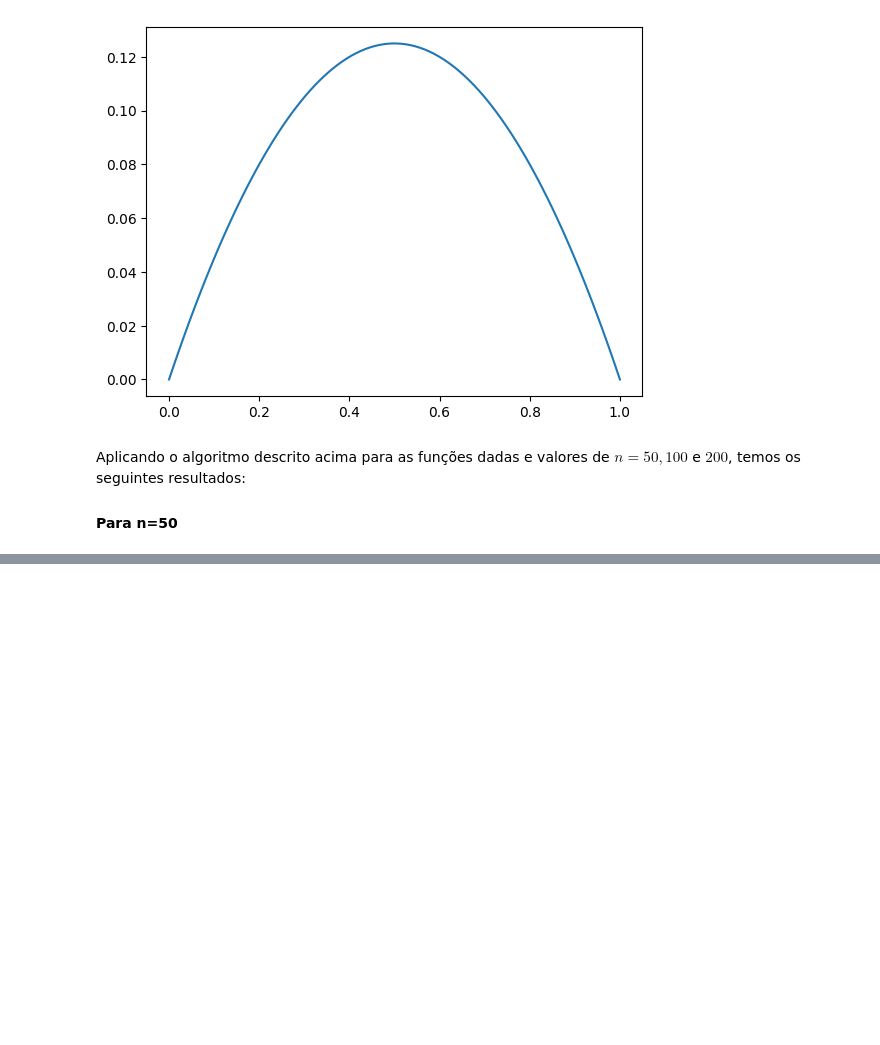
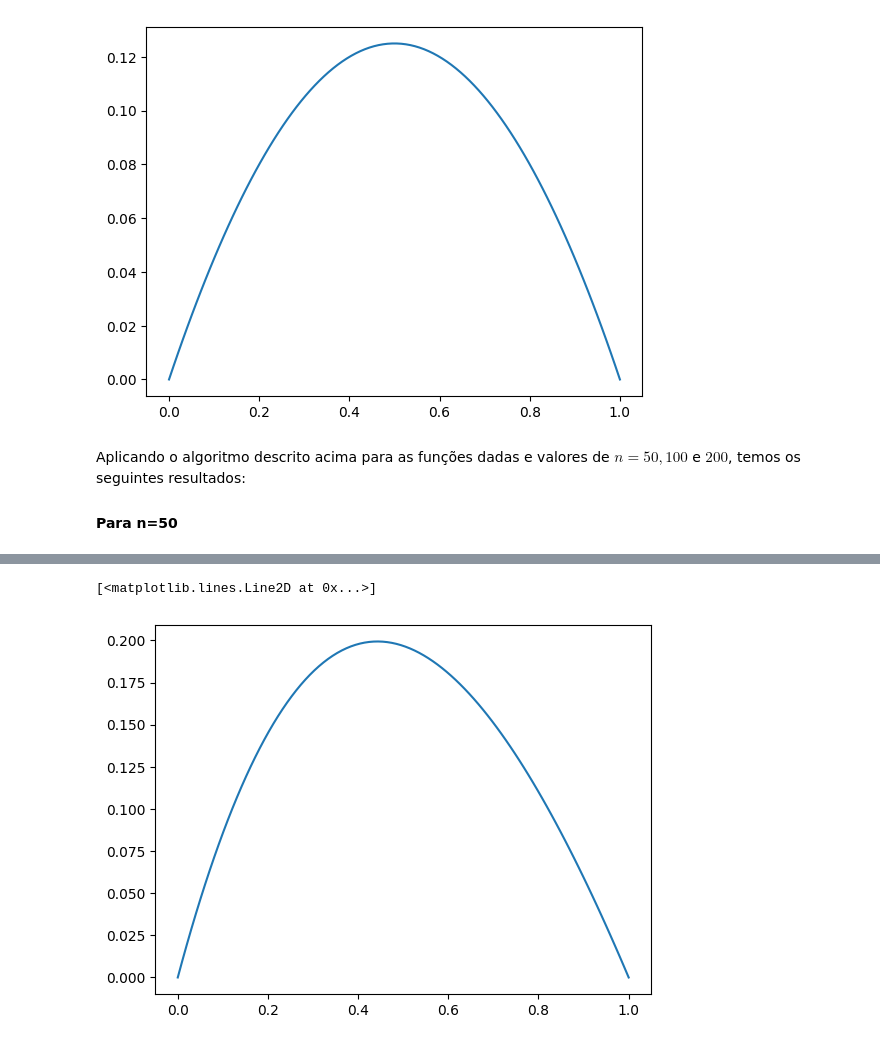
Before and after one commit to tomastmk/EP3-Rayleigh-Ritz, a Jupyter notebook: EP3_(3).ipynb, the cells around one changed output, grey strips where cells are left out. Cells and saved outputs as stored; diff of their text form; code cells hidden in the pictures; blank space fills up the shorter version.

```diff
--- a/EP3_(3).ipynb
+++ b/EP3_(3).ipynb
@@ -490,0 +720,7 @@ Assim como foi feito no algoritmo de splines lineares, iremos calcular os coefic
+# %%
+eixo_x = np.linspace(0,1,100)
+eixo_y = list(map(lambda a: (a-1)*(np.exp(-a)-1),eixo_x))
+plt.plot(eixo_x,eixo_y)
+# %% [output]
+[<matplotlib.lines.Line2D at 0x...>]
+[figure, added]
```
Also changed, not shown: parts of 20 cells of this notebook.
